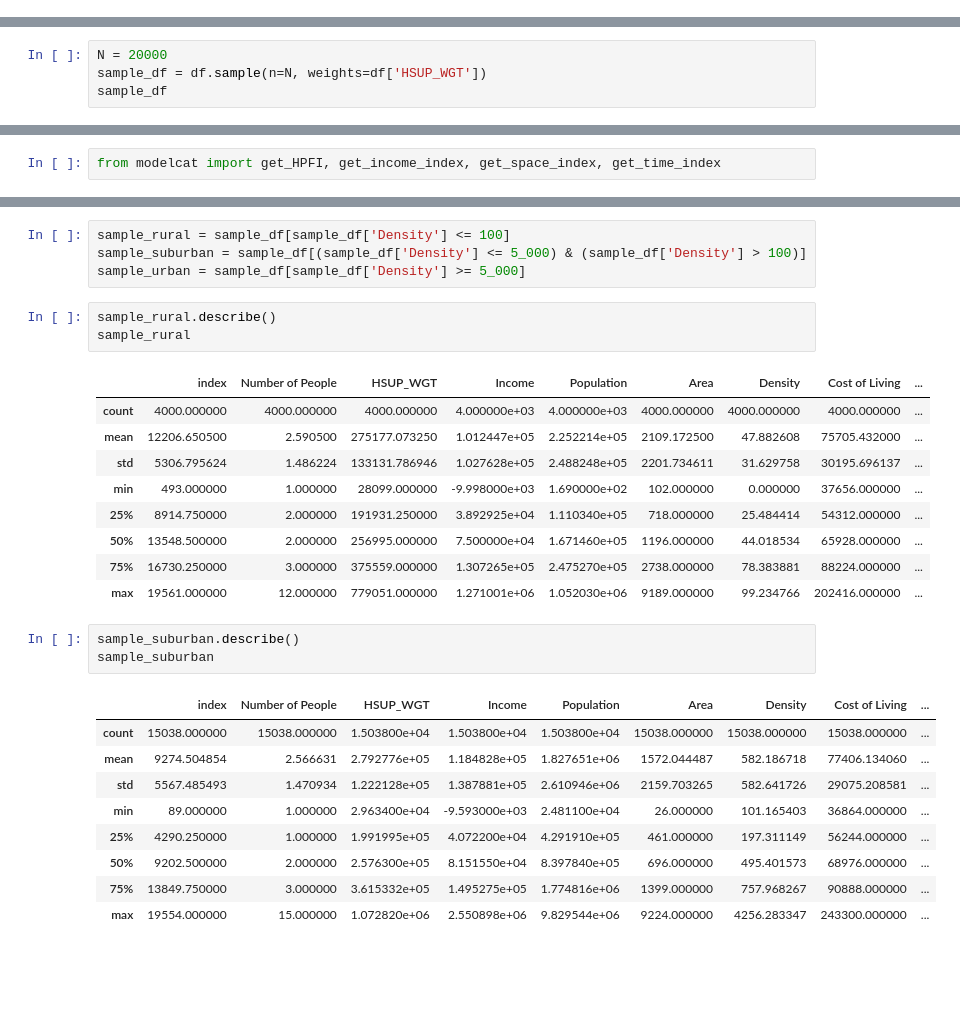
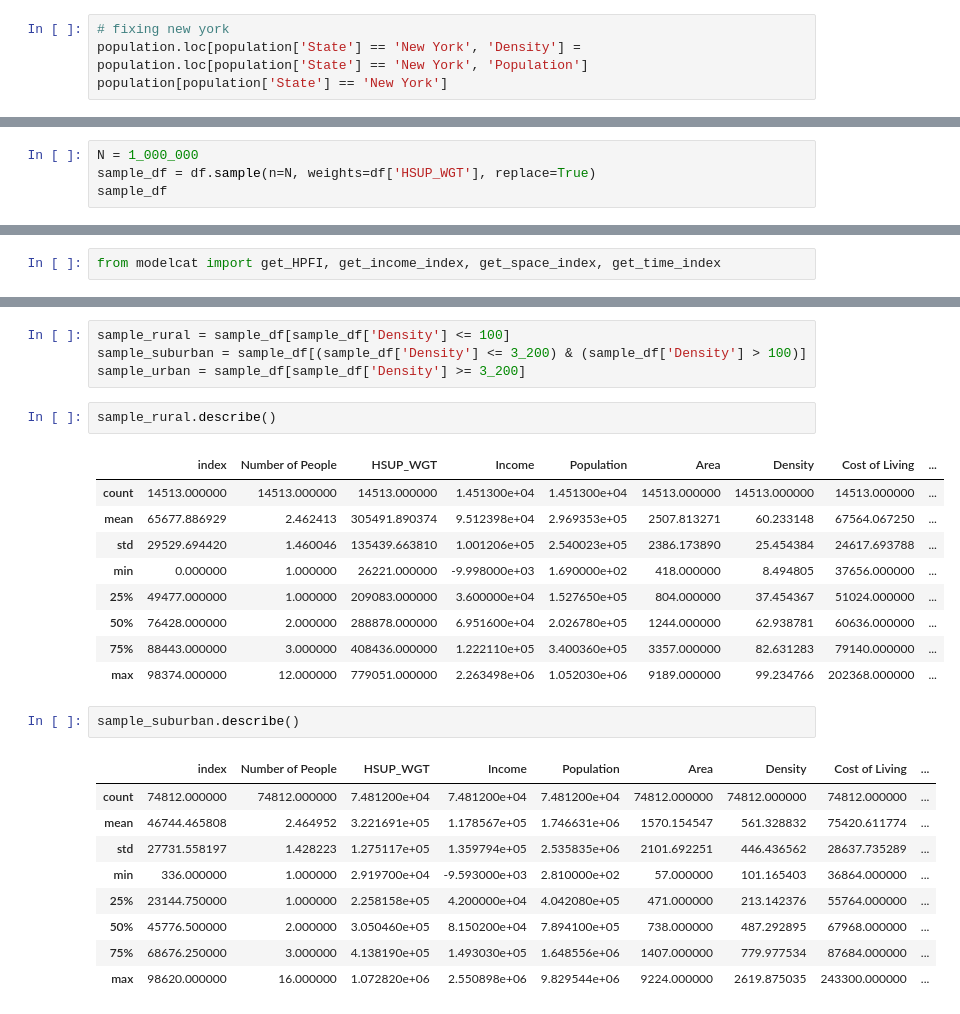
Before and after one commit to i2mx/IMMC-A-2024, a Jupyter notebook: Simulation1.ipynb, the cells around one changed output, grey strips where cells are left out. Cells and saved outputs as stored; diff of their text form; blank space fills up the shorter version.

```diff
--- a/Simulation1.ipynb
+++ b/Simulation1.ipynb
@@ -37,3 +37,7 @@ population
 | 3092 | Washakie County | Wyoming | 56043 | 7705 | 2240 | 3 |
 | 3093 | Weston County | Wyoming | 56045 | 6745 | 2398 | 3 |
 3094 rows × 6 columns
+# %%
+# fixing new york
+population.loc[population['State'] == 'New York', 'Density'] = population.loc[population['State'] == 'New York', 'Population']
+population[population['State'] == 'New York']
@@ -61,8 +79,8 @@ df
 | 88977 | 15 | 3 | 41637 | 118070 | 3 | 2p0c |
 23557 rows × 6 columns
 # %%
-N = 20000
-sample_df = df.sample(n=N, weights=df['HSUP_WGT'])
+N = 1_000_000
+sample_df = df.sample(n=N, weights=df['HSUP_WGT'], replace=True)
 sample_df
 # %% [output]
 |  | GESTFIPS | H_NUMPER | HSUP_WGT | HTOTVAL | GTCO | Family Type |
@@ -335,33 +358,31 @@ sample_df.describe()
 # %%
 sample_rural = sample_df[sample_df['Density'] <= 100]
-sample_suburban = sample_df[(sample_df['Density'] <= 5_000) & (sample_df['Density'] > 100)]
-sample_urban = sample_df[sample_df['Density'] >= 5_000]
+sample_suburban = sample_df[(sample_df['Density'] <= 3_200) & (sample_df['Density'] > 100)]
+sample_urban = sample_df[sample_df['Density'] >= 3_200]
 # %%
 sample_rural.describe()
-sample_rural
 # %% [output]
 |  | index | Number of People | HSUP_WGT | Income | Population | Area | Density | Cost of Living | ... |
-| count | 4000.000000 | 4000.000000 | 4000.000000 | 4.000000e+03 | 4.000000e+03 | 4000.000000 | 4000.000000 | 4000.000000 | ... |
-| mean | 12206.650500 | 2.590500 | 275177.073250 | 1.012447e+05 | 2.252214e+05 | 2109.172500 | 47.882608 | 75705.432000 | ... |
-| std | 5306.795624 | 1.486224 | 133131.786946 | 1.027628e+05 | 2.488248e+05 | 2201.734611 | 31.629758 | 30195.696137 | ... |
-| min | 493.000000 | 1.000000 | 28099.000000 | -9.998000e+03 | 1.690000e+02 | 102.000000 | 0.000000 | 37656.000000 | ... |
-| 25% | 8914.750000 | 2.000000 | 191931.250000 | 3.892925e+04 | 1.110340e+05 | 718.000000 | 25.484414 | 54312.000000 | ... |
-| 50% | 13548.500000 | 2.000000 | 256995.000000 | 7.500000e+04 | 1.671460e+05 | 1196.000000 | 44.018534 | 65928.000000 | ... |
-| 75% | 16730.250000 | 3.000000 | 375559.000000 | 1.307265e+05 | 2.475270e+05 | 2738.000000 | 78.383881 | 88224.000000 | ... |
-| max | 19561.000000 | 12.000000 | 779051.000000 | 1.271001e+06 | 1.052030e+06 | 9189.000000 | 99.234766 | 202416.000000 | ... |
+| count | 14513.000000 | 14513.000000 | 14513.000000 | 1.451300e+04 | 1.451300e+04 | 14513.000000 | 14513.000000 | 14513.000000 | ... |
+| mean | 65677.886929 | 2.462413 | 305491.890374 | 9.512398e+04 | 2.969353e+05 | 2507.813271 | 60.233148 | 67564.067250 | ... |
+| std | 29529.694420 | 1.460046 | 135439.663810 | 1.001206e+05 | 2.540023e+05 | 2386.173890 | 25.454384 | 24617.693788 | ... |
+| min | 0.000000 | 1.000000 | 26221.000000 | -9.998000e+03 | 1.690000e+02 | 418.000000 | 8.494805 | 37656.000000 | ... |
+| 25% | 49477.000000 | 1.000000 | 209083.000000 | 3.600000e+04 | 1.527650e+05 | 804.000000 | 37.454367 | 51024.000000 | ... |
+| 50% | 76428.000000 | 2.000000 | 288878.000000 | 6.951600e+04 | 2.026780e+05 | 1244.000000 | 62.938781 | 60636.000000 | ... |
+| 75% | 88443.000000 | 3.000000 | 408436.000000 | 1.222110e+05 | 3.400360e+05 | 3357.000000 | 82.631283 | 79140.000000 | ... |
+| max | 98374.000000 | 12.000000 | 779051.000000 | 2.263498e+06 | 1.052030e+06 | 9189.000000 | 99.234766 | 202368.000000 | ... |
 # %%
 sample_suburban.describe()
-sample_suburban
 # %% [output]
 |  | index | Number of People | HSUP_WGT | Income | Population | Area | Density | Cost of Living | ... |
-| count | 15038.000000 | 15038.000000 | 1.503800e+04 | 1.503800e+04 | 1.503800e+04 | 15038.000000 | 15038.000000 | 15038.000000 | ... |
-| mean | 9274.504854 | 2.566631 | 2.792776e+05 | 1.184828e+05 | 1.827651e+06 | 1572.044487 | 582.186718 | 77406.134060 | ... |
-| std | 5567.485493 | 1.470934 | 1.222128e+05 | 1.387881e+05 | 2.610946e+06 | 2159.703265 | 582.641726 | 29075.208581 | ... |
-| min | 89.000000 | 1.000000 | 2.963400e+04 | -9.593000e+03 | 2.481100e+04 | 26.000000 | 101.165403 | 36864.000000 | ... |
-| 25% | 4290.250000 | 1.000000 | 1.991995e+05 | 4.072200e+04 | 4.291910e+05 | 461.000000 | 197.311149 | 56244.000000 | ... |
-| 50% | 9202.500000 | 2.000000 | 2.576300e+05 | 8.151550e+04 | 8.397840e+05 | 696.000000 | 495.401573 | 68976.000000 | ... |
-| 75% | 13849.750000 | 3.000000 | 3.615332e+05 | 1.495275e+05 | 1.774816e+06 | 1399.000000 | 757.968267 | 90888.000000 | ... |
-| max | 19554.000000 | 15.000000 | 1.072820e+06 | 2.550898e+06 | 9.829544e+06 | 9224.000000 | 4256.283347 | 243300.000000 | ... |
+| count | 74812.000000 | 74812.000000 | 7.481200e+04 | 7.481200e+04 | 7.481200e+04 | 74812.000000 | 74812.000000 | 74812.000000 | ... |
+| mean | 46744.465808 | 2.464952 | 3.221691e+05 | 1.178567e+05 | 1.746631e+06 | 1570.154547 | 561.328832 | 75420.611774 | ... |
+| std | 27731.558197 | 1.428223 | 1.275117e+05 | 1.359794e+05 | 2.535835e+06 | 2101.692251 | 446.436562 | 28637.735289 | ... |
+| min | 336.000000 | 1.000000 | 2.919700e+04 | -9.593000e+03 | 2.810000e+02 | 57.000000 | 101.165403 | 36864.000000 | ... |
+| 25% | 23144.750000 | 1.000000 | 2.258158e+05 | 4.200000e+04 | 4.042080e+05 | 471.000000 | 213.142376 | 55764.000000 | ... |
+| 50% | 45776.500000 | 2.000000 | 3.050460e+05 | 8.150200e+04 | 7.894100e+05 | 738.000000 | 487.292895 | 67968.000000 | ... |
+| 75% | 68676.250000 | 3.000000 | 4.138190e+05 | 1.493030e+05 | 1.648556e+06 | 1407.000000 | 779.977534 | 87684.000000 | ... |
+| max | 98620.000000 | 16.000000 | 1.072820e+06 | 2.550898e+06 | 9.829544e+06 | 9224.000000 | 2619.875035 | 243300.000000 | ... |
 # %%
 sample_urban.describe()
 sample_urban
```
Also changed, not shown: parts of 12 cells of this notebook, 4 other files.
